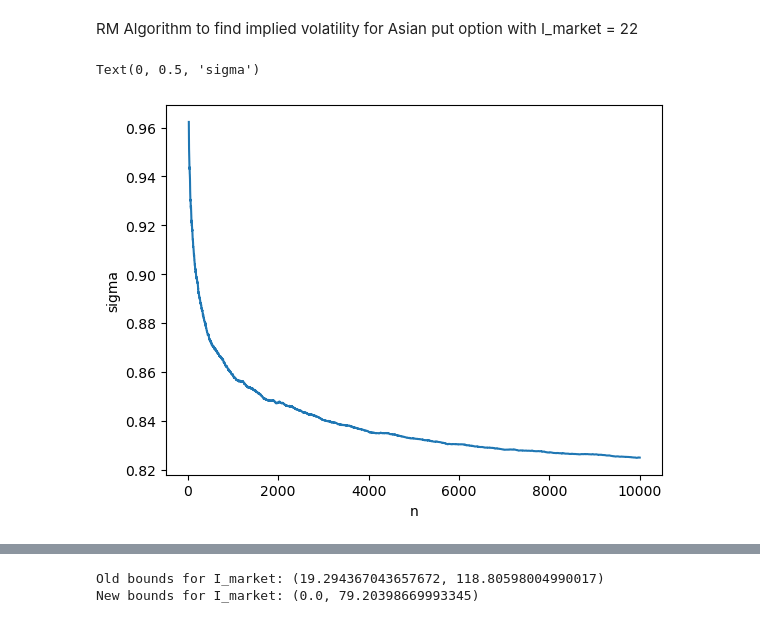
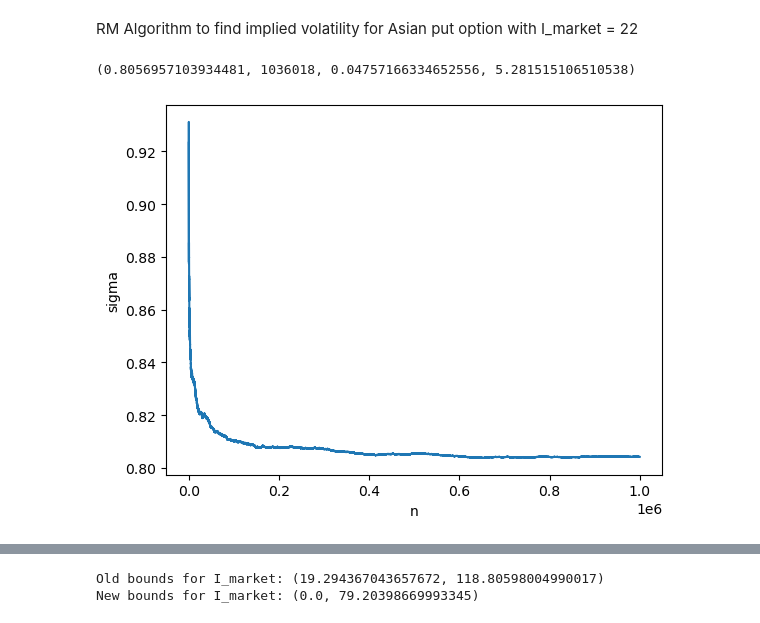
Before and after one commit to Drykx/Monte-Carlo-Project, a Jupyter notebook: EuropeanOptions.ipynb, the cells around one changed output, grey strips where cells are left out. Cells and saved outputs as stored; diff of their text form; code cells hidden in the pictures.

```diff
--- a/EuropeanOptions.ipynb
+++ b/EuropeanOptions.ipynb
@@ -158,15 +178,53 @@ def RM_Asian(n, N, rho, K, S0, T, r, I_market, m, sigma_0=1):
         sigma_estim[i] = sigma_cur - alpha_n * Jhat
 
     return sigma_estim
+# %%
+def Stopping_Criterion(alpha_n, Jhat, est_std, N):
+    # Check if alpha * Jhat < 10^(-8)
+    if not (abs(alpha_n * Jhat) < 10**(-8)):
+        return False
+
+    # Check length of 90% confidence interval is less than 3
+    if not (1.64 * est_std / np.sqrt(N) < 3):
+        return False
+
+    return True
+
+def RM_Asian_with_Stopping(N, rho, K, S0, T, r, I_market, m, sigma_0=1):
+    alpha_0 = 2/(K+S0)
+
+
+    sigma_cur = sigma_0
+    i = 1
+
+    while True:
+        alpha_n = alpha_0 / i ** rho
+
+        # Calculate Jhat
+        simulations = Simulate_Stock_Price(S0, sigma_cur, r, T, m, N)
+        avg_stock_prices = np.mean(simulations, axis=1)
+        Z = np.exp(-r*T) * np.maximum(K - avg_stock_prices, 0) - I_market
+        Jhat, est_std = np.mean(Z), np.std(Z)
+        sigma_cur = sigma_cur - alpha_n * Jhat
+        i += 1
+
+        if Stopping_Criterion(alpha_n, Jhat, est_std, N):
+            break
+
+    return sigma_cur, i, Jhat, est_std
 # %%
-n=10000
-N=100
+n=1000000
+N=10
 K, S0, r, T, I_market = 120, 100, 0.05, 0.2, 22
 
 sigmas = RM_Asian(n, N, rho=0.8, K=K, S0=S0, T=T, r=r, I_market=I_market, m=30)
+plt.figure()
 plt.plot(range(21,n+1), sigmas[20:])
 plt.xlabel('n')
 plt.ylabel('sigma')
+
+t = RM_Asian_with_Stopping(N, rho=0.8, K=K, S0=S0, T=T, r=r, I_market=I_market, m=30)
+print(t)
 # %% [output]
-Text(0, 0.5, 'sigma')
+(0.8056957103934481, 1036018, 0.04757166334652556, 5.281515106510538)
-[figure, old version]
+[figure, new version]
```
Also changed, not shown: parts of 7 cells of this notebook, 5 other files.
